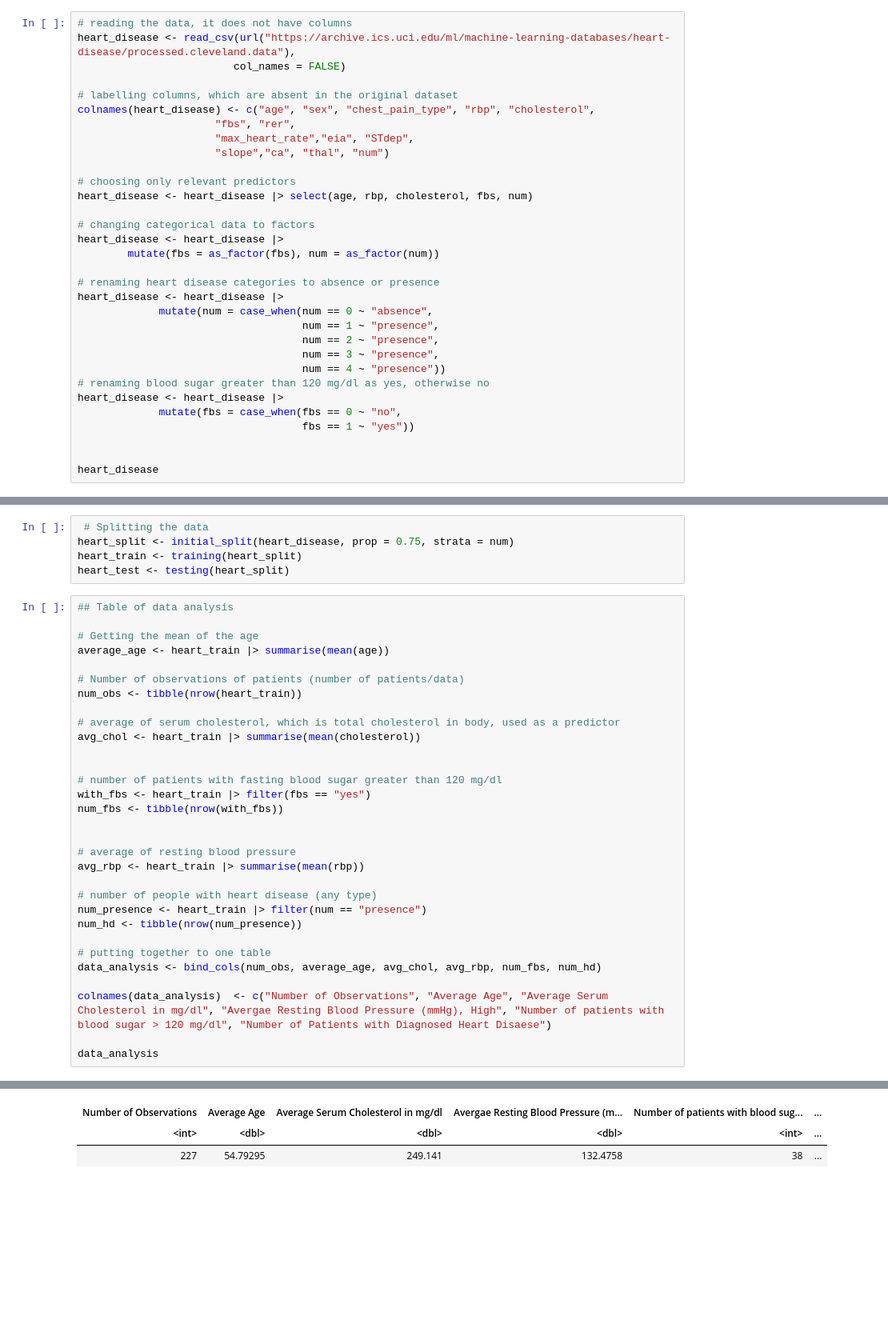
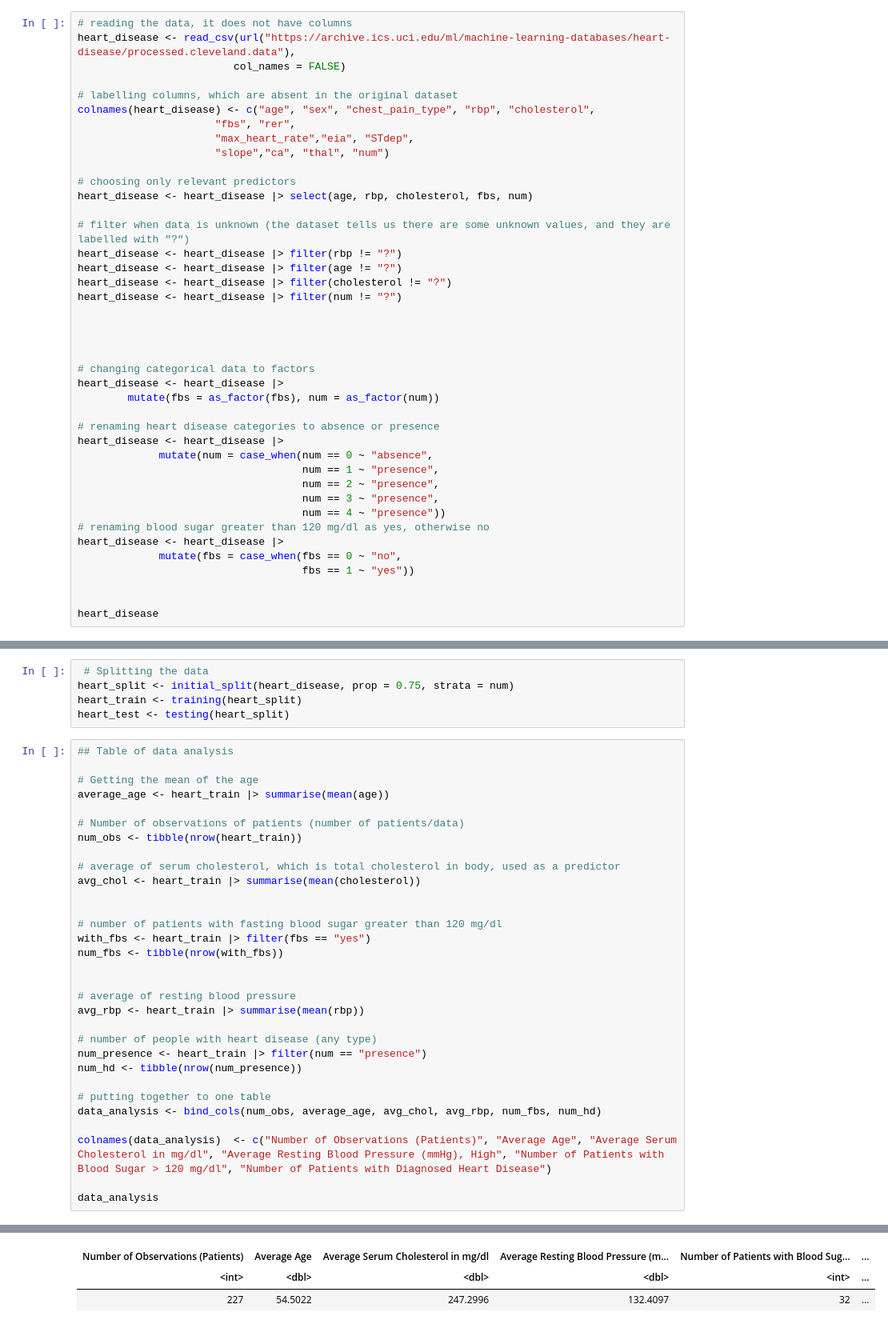
Before and after one commit to mariimako/DSCIPROJECT, a Jupyter notebook: projectproposal.ipynb, the cells around one changed output, grey strips where cells are left out. Shown at 80% size. Saved outputs shown, nothing was run; the diff lists cells and outputs as text; blank space fills up the shorter version.

```diff
--- a/projectproposal.ipynb
+++ b/projectproposal.ipynb
@@ -54,6 +54,15 @@ colnames(heart_disease) <- c("age", "sex", "chest_pain_type", "rbp", "cholestero
 
 # choosing only relevant predictors
 heart_disease <- heart_disease |> select(age, rbp, cholesterol, fbs, num)
+
+# filter when data is unknown (the dataset tells us there are some unknown values, and they are labelled with "?")
+heart_disease <- heart_disease |> filter(rbp != "?")
+heart_disease <- heart_disease |> filter(age != "?")
+heart_disease <- heart_disease |> filter(cholesterol != "?")
+heart_disease <- heart_disease |> filter(num != "?")
+
+
+
 
 # changing categorical data to factors
 heart_disease <- heart_disease |>
@@ -102,37 +111,37 @@ heart_test <- testing(heart_split)
 
 # Getting the mean of the age
 average_age <- heart_train |> summarise(mean(age))
 
 # Number of observations of patients (number of patients/data)
 num_obs <- tibble(nrow(heart_train))
 
 # average of serum cholesterol, which is total cholesterol in body, used as a predictor
 avg_chol <- heart_train |> summarise(mean(cholesterol))
 
 
 # number of patients with fasting blood sugar greater than 120 mg/dl
 with_fbs <- heart_train |> filter(fbs == "yes")
 num_fbs <- tibble(nrow(with_fbs))
 
 
 # average of resting blood pressure
 avg_rbp <- heart_train |> summarise(mean(rbp))
 
 # number of people with heart disease (any type)
 num_presence <- heart_train |> filter(num == "presence")
 num_hd <- tibble(nrow(num_presence))
 
 # putting together to one table
 data_analysis <- bind_cols(num_obs, average_age, avg_chol, avg_rbp, num_fbs, num_hd)
 
-colnames(data_analysis)  <- c("Number of Observations", "Average Age", "Average Serum Cholesterol in mg/dl", "Avergae Resting Blood Pressure (mmHg), High", "Number of patients with blood sugar > 120 mg/dl", "Number of Patients with Diagnosed Heart Disaese")
+colnames(data_analysis)  <- c("Number of Observations (Patients)", "Average Age", "Average Serum Cholesterol in mg/dl", "Average Resting Blood Pressure (mmHg), High", "Number of Patients with Blood Sugar > 120 mg/dl", "Number of Patients with Diagnosed Heart Disease")
 
 data_analysis
 # %% [output]
 A tibble: 1 × 6
-| Number of Observations | Average Age | Average Serum Cholesterol in mg/dl | Avergae Resting Blood Pressure (m... | Number of patients with blood sug... | ... |
+| Number of Observations (Patients) | Average Age | Average Serum Cholesterol in mg/dl | Average Resting Blood Pressure (m... | Number of Patients with Blood Sug... | ... |
 | <int> | <dbl> | <dbl> | <dbl> | <int> | ... |
-| 227 | 54.79295 | 249.141 | 132.4758 | 38 | ... |
+| 227 | 54.5022 | 247.2996 | 132.4097 | 32 | ... |
 # %%
 # plotting for data analysis
 options(repr.plot.width = 10, repr.plot.height = 10)
```
Also changed, not shown: parts of 2 cells of this notebook.
